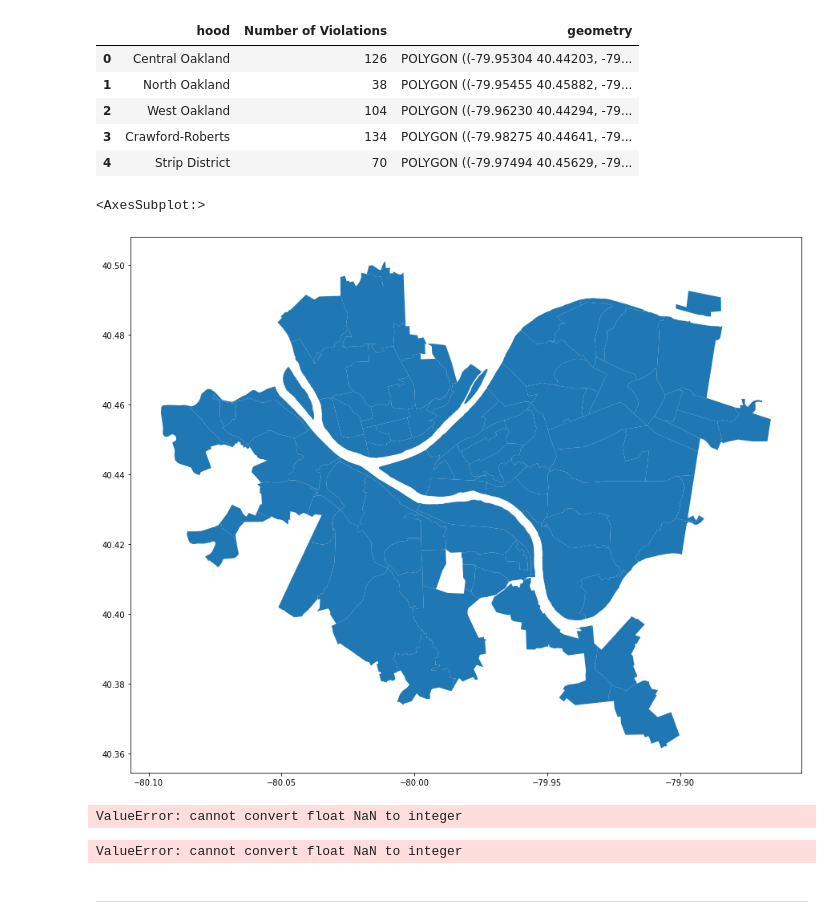
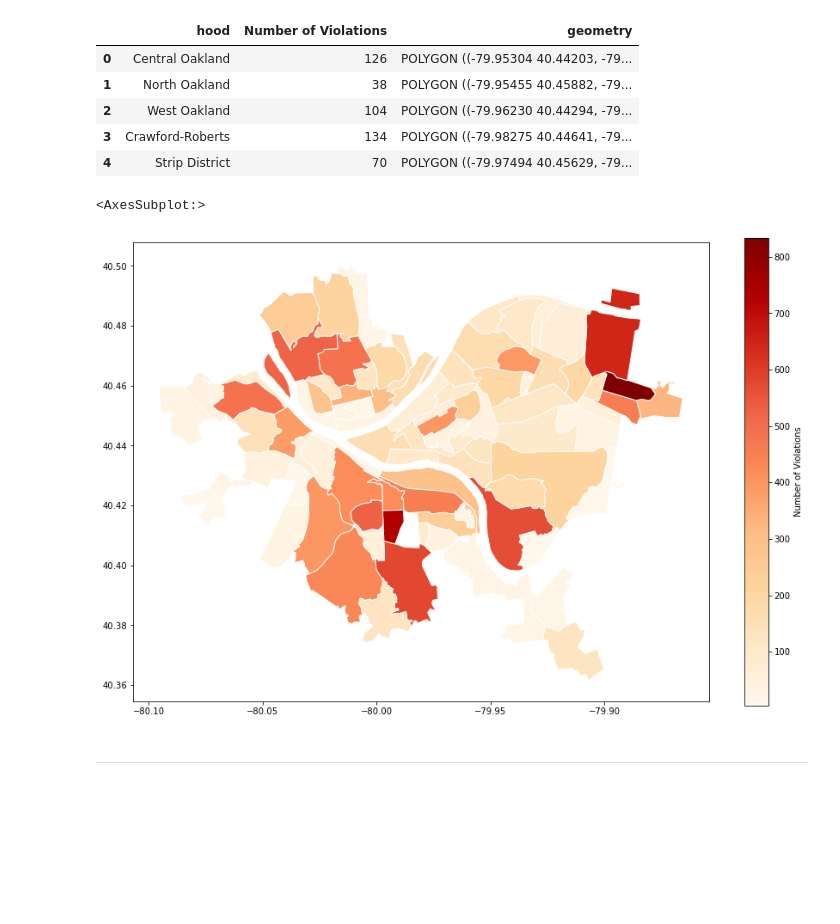
Before and after one commit to ToluwalaseAhmed/Final-Project, a Jupyter notebook: jof58_pli_violations.ipynb, the cells around one changed output. Cells and saved outputs as stored; diff of their text form; code cells hidden in the pictures; blank space fills up the shorter version.

```diff
--- a/jof58_pli_violations.ipynb
+++ b/jof58_pli_violations.ipynb
@@ -268,2 +251,6 @@ test
 # %%
 neighborhoods = geopandas.read_file("Neighborhoods/Neighborhoods_.shp")  # Calling in the neighborhood files to be able to plot the data
+# %%
+violations_geo = pd.DataFrame({"Number of Violations" : adjusted_data_set["NEIGHBORHOOD"].value_counts()})  # Dataset for the GeoPandas plot
+violations_geo.reset_index(inplace=True)
+violations_geo
@@ -270,6 +271,6 @@ neighborhoods = geopandas.read_file("Neighborhoods/Neighborhoods_.shp")  # Calli
 # %%
-pli_violations_map = neighborhoods.merge(test, how='inner', left_on='hood', right_on='index') # Merging the sets and seeing if it was done correctly
-pli_violations_map[['hood','Number of Violations','geometry']].head()
+violations_map = neighborhoods.merge(violations_geo, how='inner', left_on='hood', right_on='index') # Merging the sets and seeing if it was done correctly
+violations_map[['hood','Number of Violations','geometry']].head()  # Checking to see if its ready to be plotted
 # %% [output]
 |  | hood | Number of Violations | geometry |
 | 0 | Central Oakland | 126 | POLYGON ((-79.95304 40.44203, -79... |
@@ -277,23 +278,17 @@ pli_violations_map[['hood','Number of Violations','geometry']].head()
 | 2 | West Oakland | 104 | POLYGON ((-79.96230 40.44294, -79... |
 | 3 | Crawford-Roberts | 134 | POLYGON ((-79.98275 40.44641, -79... |
 | 4 | Strip District | 70 | POLYGON ((-79.97494 40.45629, -79... |
-# %%
-pli_violations_map.plot(figsize = (15,15)) # Checking to see if the map will be plotted
-# %% [output]
-<AxesSubplot:>
-[figure, removed]
 # %%
-pli_violations_map.plot(column='Number of Violations', # set the data to be used for coloring
-               cmap='OrRd',              # choose a color palette
-               edgecolor="white",        # outline the districts in white
-               legend=True,              # show the legend
-               legend_kwds={'label': "Number of Violations"}, # label the legend
-               figsize=(15, 10),         # set the size
-               missing_kwds={'color': 'lightgrey'} # set disctricts with no data to gray
-               )
+violations_map.plot(column = 'Number of Violations',                     #
+                   cmap = 'OrRd',                                        #
+                   edgecolor = "white",                                  #
+                   legend = True,                                        #
+                   legend_kwds = {'label': 'Number of Violations'},      #
+                   figsize = (15,10),                                    #
+                   missing_kwds = {"color": "lightgrey"})                #
 # %% [output]
-ValueError: cannot convert float NaN to integer
+<AxesSubplot:>
-ValueError: cannot convert float NaN to integer
+[figure, added]
 # %% [markdown]
 ---
 # %% [markdown]
```
Also changed, not shown: parts of 9 cells of this notebook, 1 other file.
